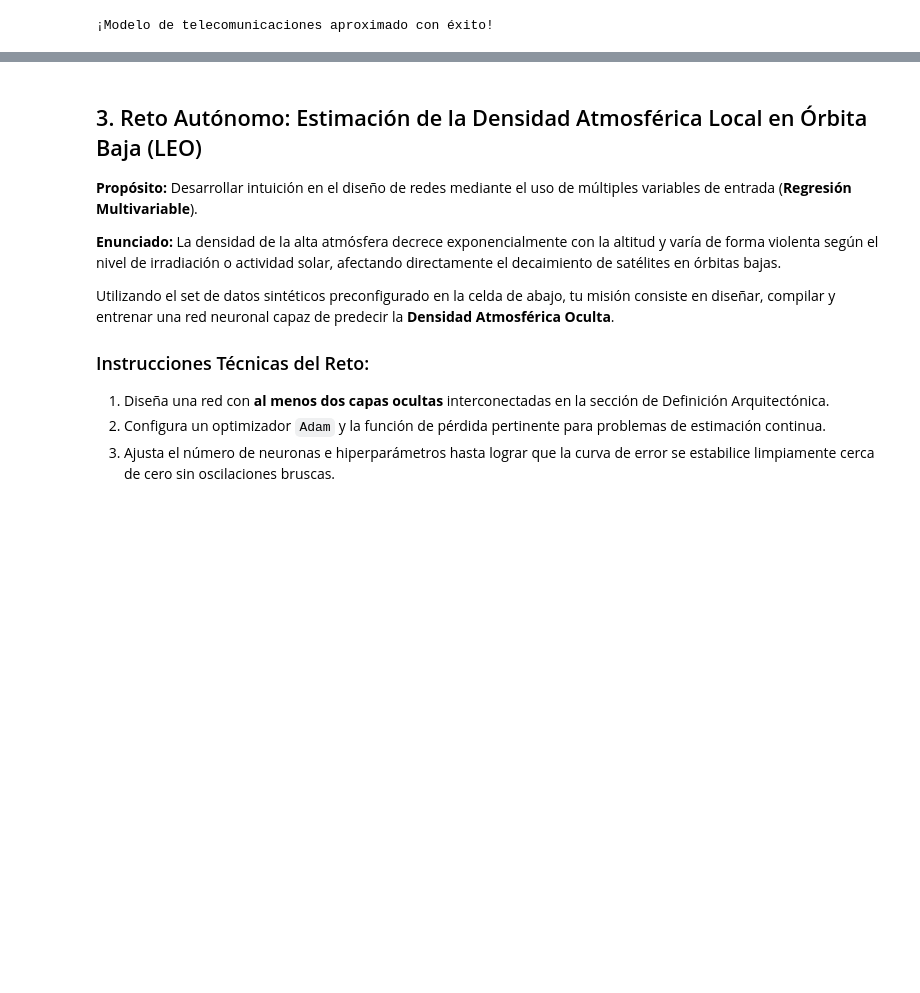
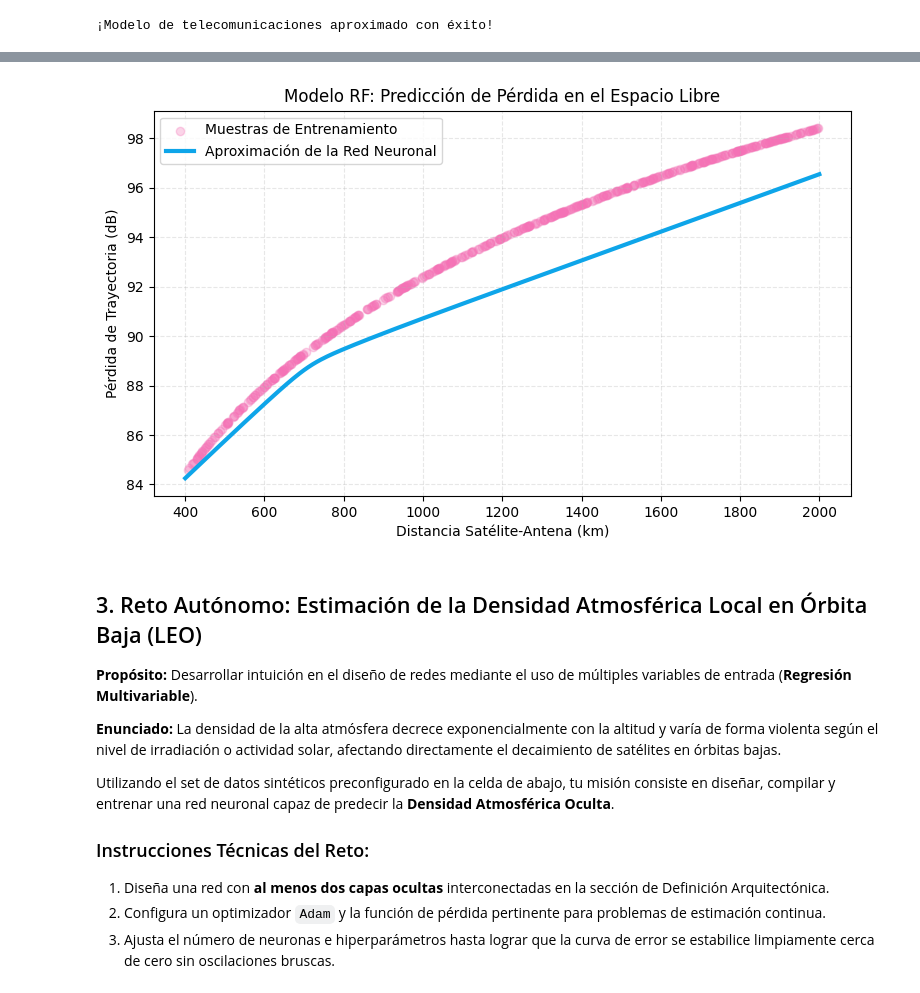
Before and after one commit to hmartinez00/introduccion_nn_python, a Jupyter notebook: notebooks/sesion_1_regresion.ipynb, the cells around one changed output, grey strips where cells are left out. Cells and saved outputs as stored; diff of their text form; code cells hidden in the pictures; blank space fills up the shorter version.

```diff
--- a/notebooks/sesion_1_regresion.ipynb
+++ b/notebooks/sesion_1_regresion.ipynb
@@ -143,0 +224,16 @@ plt.show()
+# %%
+# Generación de predicciones para el modelo de Radiofrecuencia (Sección 2)
+distancia_test = np.linspace(400, 2000, 300).reshape(-1, 1)
+predicciones_rf = model_rf.predict(distancia_test)
+
+# Visualización de resultados
+plt.figure(figsize=(9, 5))
+plt.scatter(distancia_train, path_loss_train, color='#f472b6', alpha=0.3, label='Muestras de Entrenamiento')
+plt.plot(distancia_test, predicciones_rf, color='#0ea5e9', lw=3, label='Aproximación de la Red Neuronal')
+plt.title('Modelo RF: Predicción de Pérdida en el Espacio Libre')
+plt.xlabel('Distancia Satélite-Antena (km)')
+plt.ylabel('Pérdida de Trayectoria (dB)')
+plt.legend()
+plt.grid(True, linestyle='--', alpha=0.3)
+plt.show()
+# %% [output]
@@ -144,3 +241,4 @@ plt.show()
+[figure, added]
 # %% [markdown]
 ## 3. Reto Autónomo: Estimación de la Densidad Atmosférica Local en Órbita Baja (LEO)
 **Propósito:** Desarrollar intuición en el diseño de redes mediante el uso de múltiples variables de entrada (**Regresión Multivariable**).
```
Also changed, not shown: parts of 7 cells of this notebook.
